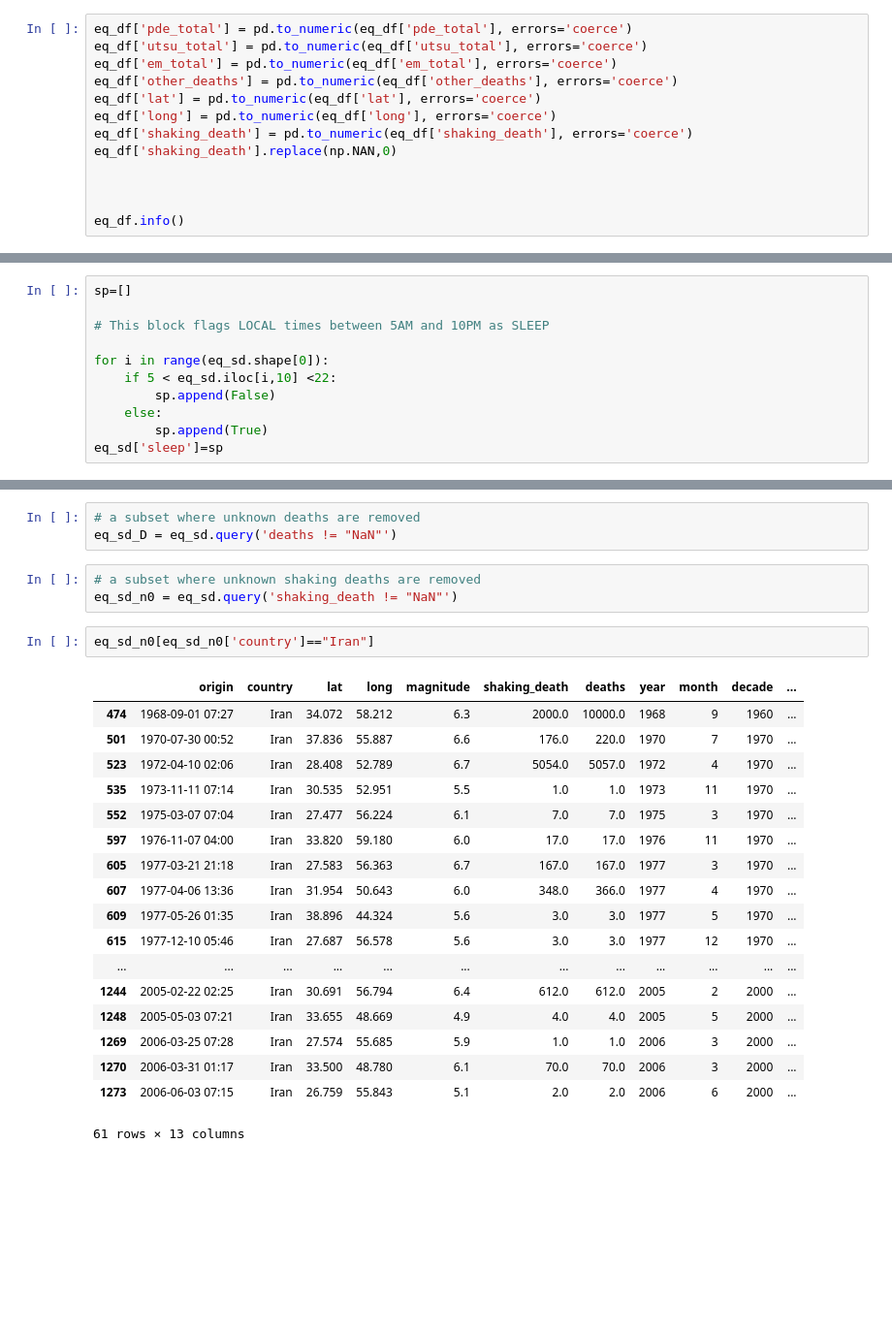
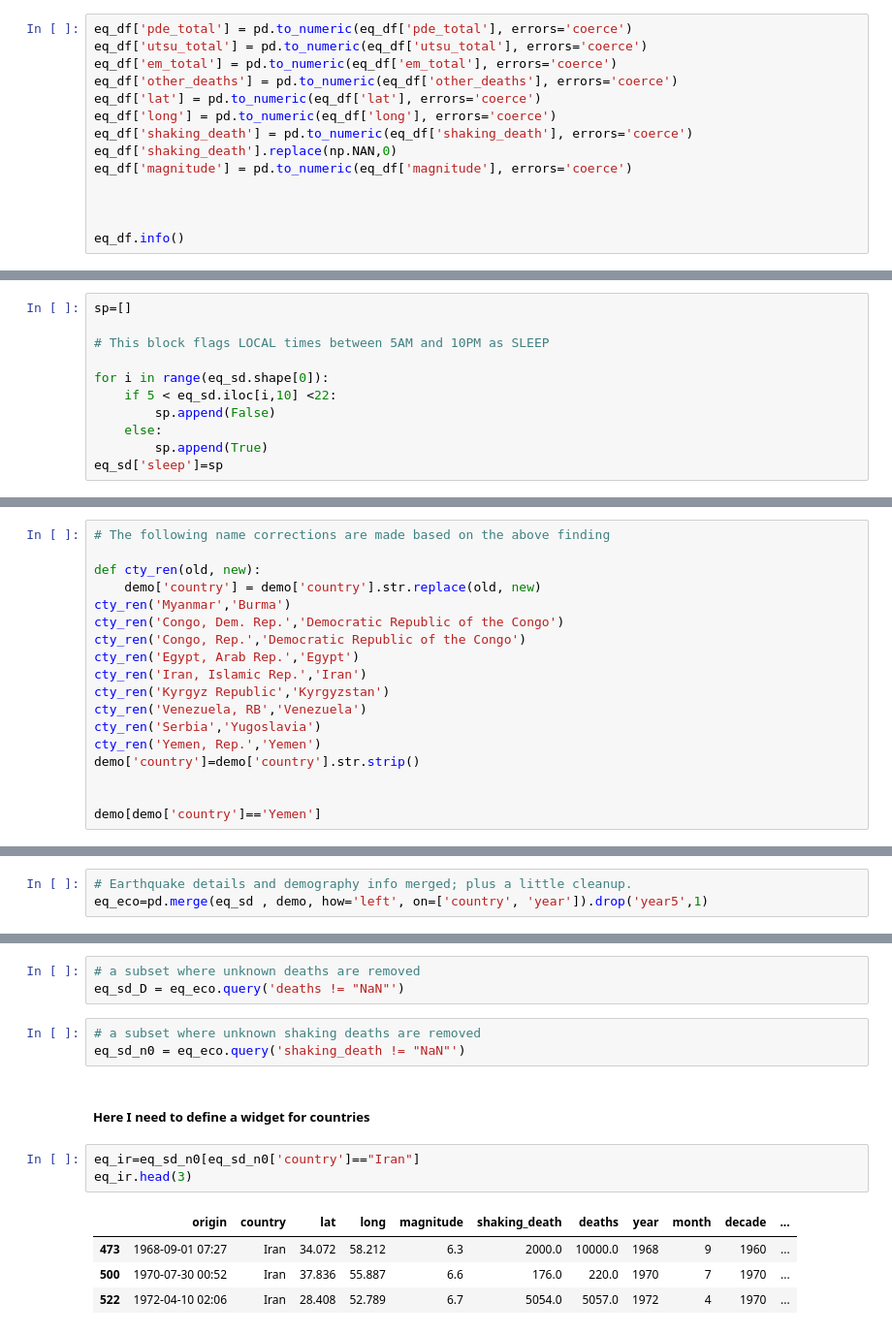
Before and after one commit to shrutijalewar/data-question-3-xtreme-united, a Jupyter notebook: quake.ipynb, the cells around one changed output, grey strips where cells are left out. Shown at 97% size. Drawn from its saved outputs; the diff is of its cells as text; blank space fills up the shorter version.

Commit message:
demographic info to be merged

```diff
--- a/quake.ipynb
+++ b/quake.ipynb
@@ -152,6 +153,7 @@ eq_df['lat'] = pd.to_numeric(eq_df['lat'], errors='coerce')
 eq_df['long'] = pd.to_numeric(eq_df['long'], errors='coerce')
 eq_df['shaking_death'] = pd.to_numeric(eq_df['shaking_death'], errors='coerce')
 eq_df['shaking_death'].replace(np.NAN,0)
+eq_df['magnitude'] = pd.to_numeric(eq_df['magnitude'], errors='coerce')
 
 
 
@@ -270,0 +426,18 @@ eq_sd['sleep']=sp
+# %%
+# The following name corrections are made based on the above finding
+
+def cty_ren(old, new):
+    demo['country'] = demo['country'].str.replace(old, new)
+cty_ren('Myanmar','Burma')
+cty_ren('Congo, Dem. Rep.','Democratic Republic of the Congo')
+cty_ren('Congo, Rep.','Democratic Republic of the Congo')
+cty_ren('Egypt, Arab Rep.','Egypt')
+cty_ren('Iran, Islamic Rep.','Iran')
+cty_ren('Kyrgyz Republic','Kyrgyzstan')
+cty_ren('Venezuela, RB','Venezuela')
+cty_ren('Serbia','Yugoslavia')
+cty_ren('Yemen, Rep.','Yemen')
+demo['country']=demo['country'].str.strip()
+
+
+demo[demo['country']=='Yemen']
@@ -270,0 +464,3 @@ eq_sd['sleep']=sp
+# %%
+# Earthquake details and demography info merged; plus a little cleanup.
+eq_eco=pd.merge(eq_sd , demo, how='left', on=['country', 'year']).drop('year5',1)
@@ -271,27 +488,16 @@ eq_sd['sleep']=sp
 # %%
 # a subset where unknown deaths are removed
-eq_sd_D = eq_sd.query('deaths != "NaN"')
+eq_sd_D = eq_eco.query('deaths != "NaN"')
 # %%
 # a subset where unknown shaking deaths are removed
-eq_sd_n0 = eq_sd.query('shaking_death != "NaN"')
+eq_sd_n0 = eq_eco.query('shaking_death != "NaN"')
+# %% [markdown]
+##### Here I need to define a widget for countries
 # %%
-eq_sd_n0[eq_sd_n0['country']=="Iran"]
+eq_ir=eq_sd_n0[eq_sd_n0['country']=="Iran"]
+eq_ir.head(3)
 # %% [output]
 |  | origin | country | lat | long | magnitude | shaking_death | deaths | year | month | decade | ... |
-| 474 | 1968-09-01 07:27 | Iran | 34.072 | 58.212 | 6.3 | 2000.0 | 10000.0 | 1968 | 9 | 1960 | ... |
-| 501 | 1970-07-30 00:52 | Iran | 37.836 | 55.887 | 6.6 | 176.0 | 220.0 | 1970 | 7 | 1970 | ... |
-| 523 | 1972-04-10 02:06 | Iran | 28.408 | 52.789 | 6.7 | 5054.0 | 5057.0 | 1972 | 4 | 1970 | ... |
-| 535 | 1973-11-11 07:14 | Iran | 30.535 | 52.951 | 5.5 | 1.0 | 1.0 | 1973 | 11 | 1970 | ... |
-| 552 | 1975-03-07 07:04 | Iran | 27.477 | 56.224 | 6.1 | 7.0 | 7.0 | 1975 | 3 | 1970 | ... |
-| 597 | 1976-11-07 04:00 | Iran | 33.820 | 59.180 | 6.0 | 17.0 | 17.0 | 1976 | 11 | 1970 | ... |
-| 605 | 1977-03-21 21:18 | Iran | 27.583 | 56.363 | 6.7 | 167.0 | 167.0 | 1977 | 3 | 1970 | ... |
-| 607 | 1977-04-06 13:36 | Iran | 31.954 | 50.643 | 6.0 | 348.0 | 366.0 | 1977 | 4 | 1970 | ... |
-| 609 | 1977-05-26 01:35 | Iran | 38.896 | 44.324 | 5.6 | 3.0 | 3.0 | 1977 | 5 | 1970 | ... |
-| 615 | 1977-12-10 05:46 | Iran | 27.687 | 56.578 | 5.6 | 3.0 | 3.0 | 1977 | 12 | 1970 | ... |
-| ... | ... | ... | ... | ... | ... | ... | ... | ... | ... | ... | ... |
-| 1244 | 2005-02-22 02:25 | Iran | 30.691 | 56.794 | 6.4 | 612.0 | 612.0 | 2005 | 2 | 2000 | ... |
-| 1248 | 2005-05-03 07:21 | Iran | 33.655 | 48.669 | 4.9 | 4.0 | 4.0 | 2005 | 5 | 2000 | ... |
-| 1269 | 2006-03-25 07:28 | Iran | 27.574 | 55.685 | 5.9 | 1.0 | 1.0 | 2006 | 3 | 2000 | ... |
-| 1270 | 2006-03-31 01:17 | Iran | 33.500 | 48.780 | 6.1 | 70.0 | 70.0 | 2006 | 3 | 2000 | ... |
-| 1273 | 2006-06-03 07:15 | Iran | 26.759 | 55.843 | 5.1 | 2.0 | 2.0 | 2006 | 6 | 2000 | ... |
+| 473 | 1968-09-01 07:27 | Iran | 34.072 | 58.212 | 6.3 | 2000.0 | 10000.0 | 1968 | 9 | 1960 | ... |
+| 500 | 1970-07-30 00:52 | Iran | 37.836 | 55.887 | 6.6 | 176.0 | 220.0 | 1970 | 7 | 1970 | ... |
+| 522 | 1972-04-10 02:06 | Iran | 28.408 | 52.789 | 6.7 | 5054.0 | 5057.0 | 1972 | 4 | 1970 | ... |
-61 rows × 13 columns
```
Also changed, not shown: parts of 26 cells of this notebook, 6 other files.
